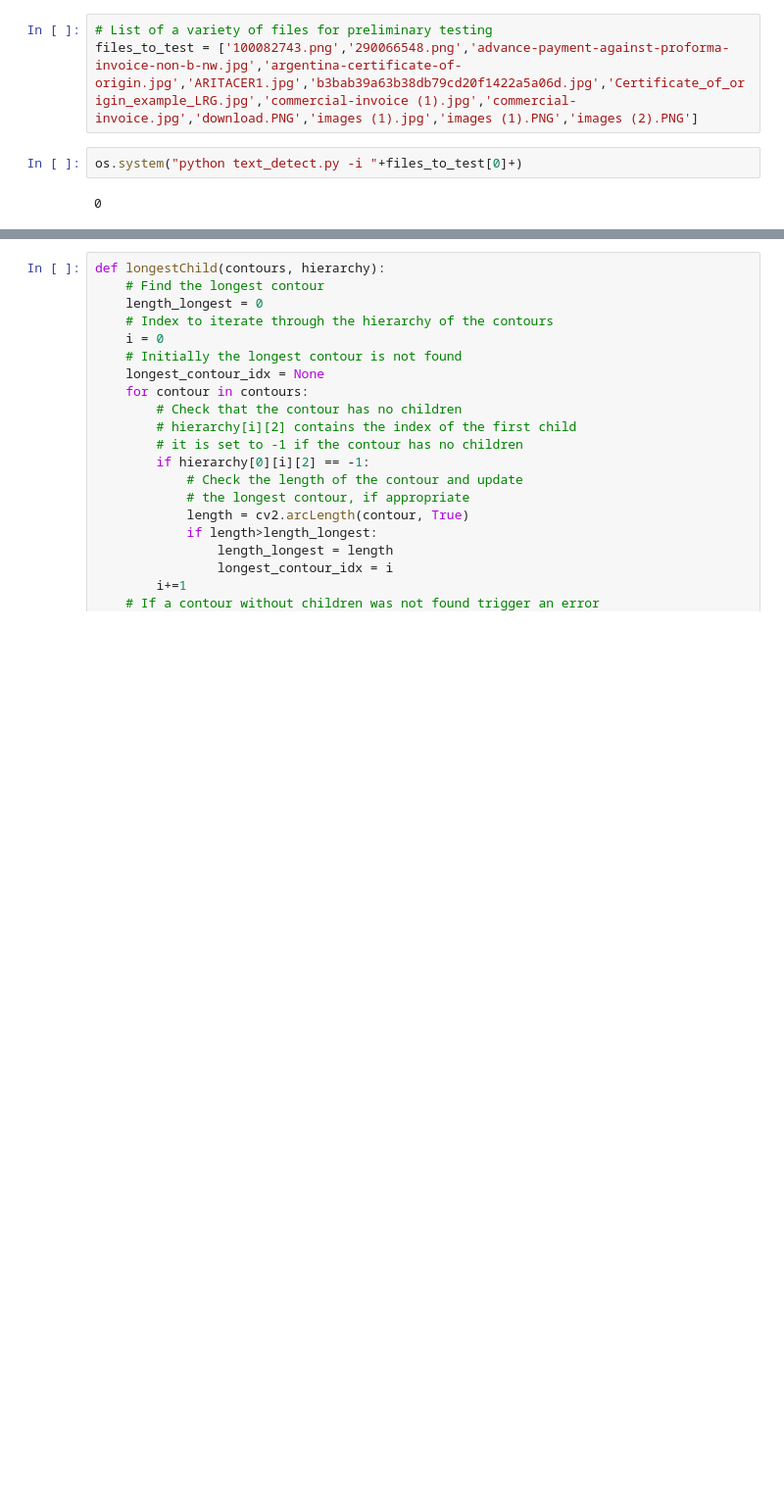
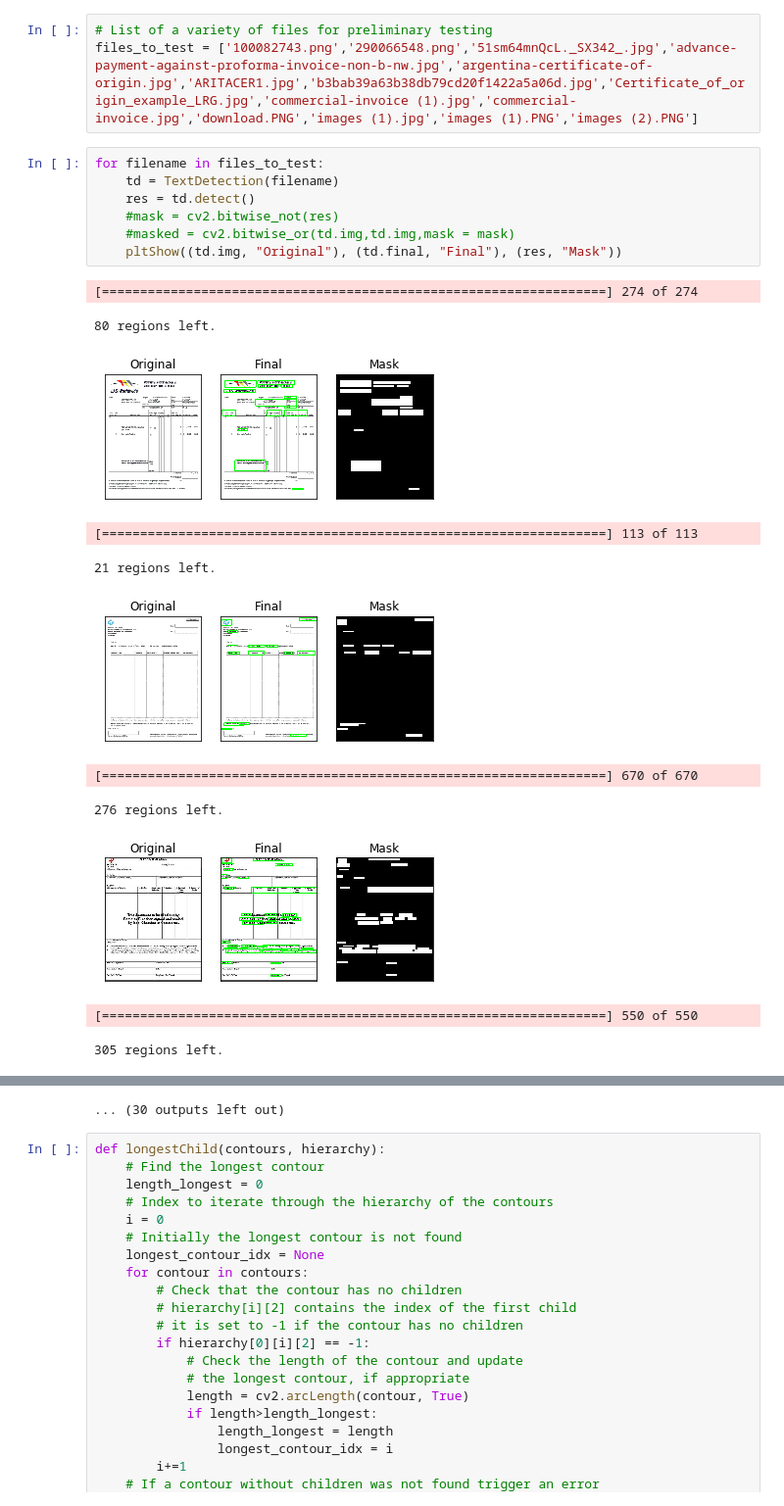
Before and after one commit to szymanowiczs/Logos, a Jupyter notebook: Logo_Detection.ipynb, the cells around one changed output, grey strips where cells are left out. Shown: that part at 98% size. Cells and saved outputs as stored; diff of their text form; blank space fills up the shorter version.

Commit message:
Text detection with MSER and SWT for mask creation

```diff
--- a/Logo_Detection.ipynb
+++ b/Logo_Detection.ipynb
@@ -11,8 +12,23 @@ except ImportError:
     import Image
 # %%
 # List of a variety of files for preliminary testing
-files_to_test = ['100082743.png','290066548.png','advance-payment-against-proforma-invoice-non-b-nw.jpg','argentina-certificate-of-origin.jpg','ARITACER1.jpg','b3bab39a63b38db79cd20f1422a5a06d.jpg','Certificate_of_origin_example_LRG.jpg','commercial-invoice (1).jpg','commercial-invoice.jpg','download.PNG','images (1).jpg','images (1).PNG','images (2).PNG']
+files_to_test = ['100082743.png','290066548.png','51sm64mnQcL._SX342_.jpg','advance-payment-against-proforma-invoice-non-b-nw.jpg','argentina-certificate-of-origin.jpg','ARITACER1.jpg','b3bab39a63b38db79cd20f1422a5a06d.jpg','Certificate_of_origin_example_LRG.jpg','commercial-invoice (1).jpg','commercial-invoice.jpg','download.PNG','images (1).jpg','images (1).PNG','images (2).PNG']
-# %%
-os.system("python text_detect.py -i "+files_to_test[0]+)
-# %% [output]
-0
+# %%
+for filename in files_to_test:
+    td = TextDetection(filename)
+    res = td.detect()
+    #mask = cv2.bitwise_not(res)
+    #masked = cv2.bitwise_or(td.img,td.img,mask = mask)
+    pltShow((td.img, "Original"), (td.final, "Final"), (res, "Mask"))
+# %% [output]
+[==================================================================] 274 of 274
+80 regions left.
+[figure, added]
+[==================================================================] 113 of 113
+21 regions left.
+[figure, added]
+[==================================================================] 670 of 670
+276 regions left.
+[figure, added]
+[==================================================================] 550 of 550
+305 regions left.
@@ -19,3 +36,4 @@ os.system("python text_detect.py -i "+files_to_test[0]+)
+... (30 outputs left out)
 # %%
 def longestChild(contours, hierarchy):
     # Find the longest contour
```
Also changed, not shown: parts of 2 cells of this notebook, 12 other files.
